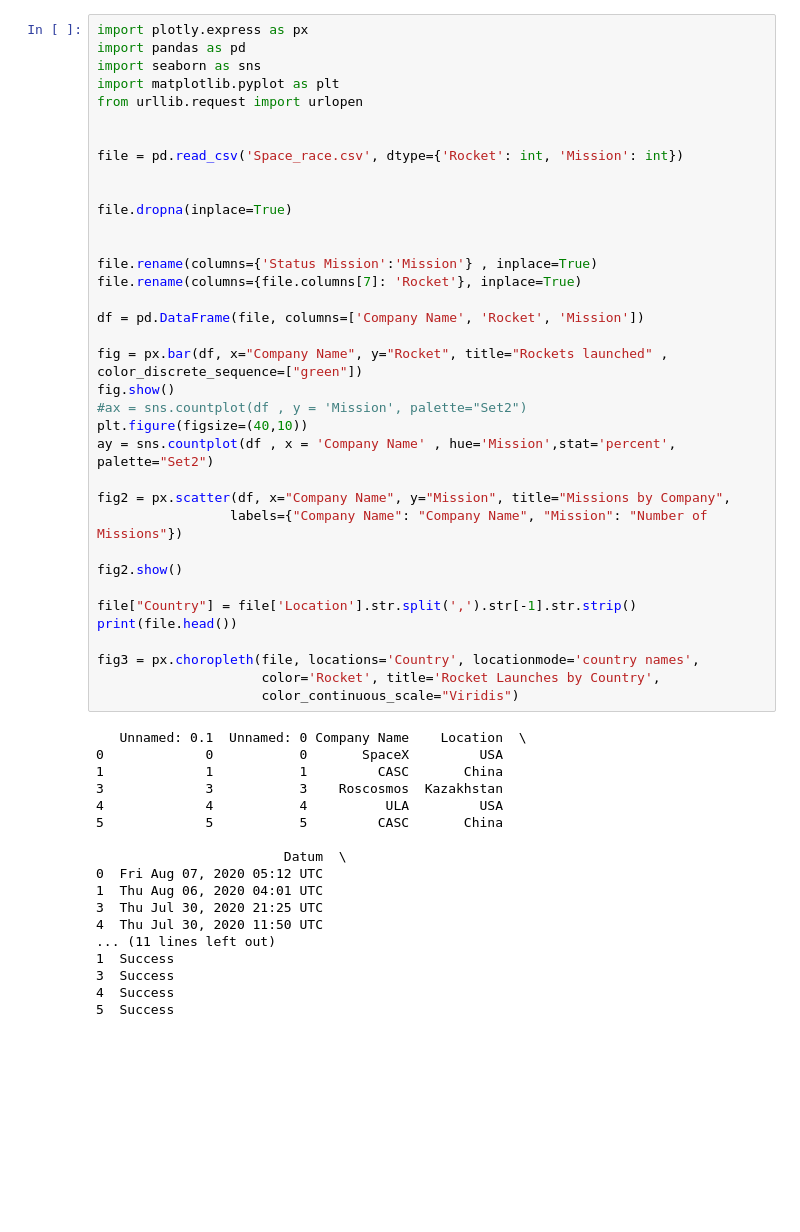
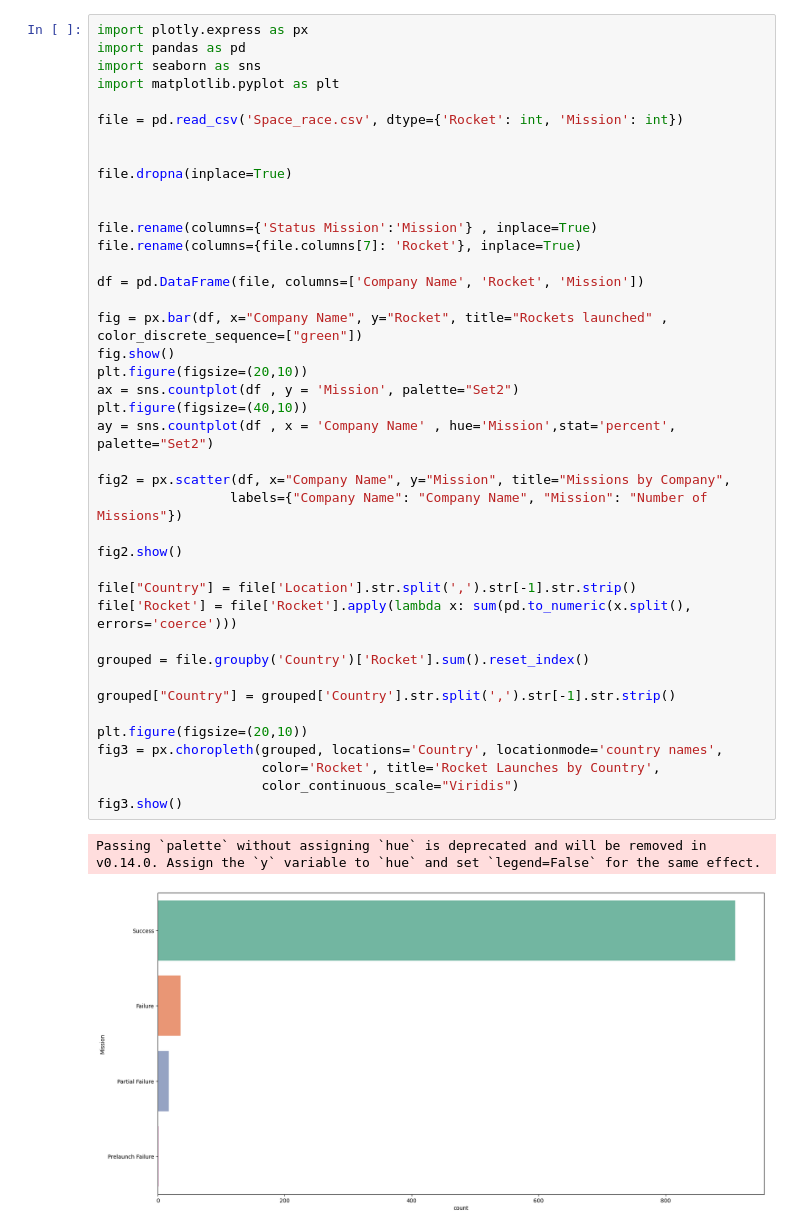
Before and after one commit to walidattou/Space-Race-Visualization, a Jupyter notebook: space race .ipynb, the cells around one changed output. Drawn from its saved outputs; the diff is of its cells as text; blank space fills up the shorter version.

```diff
--- a/space race .ipynb
+++ b/space race .ipynb
@@ -3,52 +3,42 @@ import plotly.express as px
 import pandas as pd
 import seaborn as sns
 import matplotlib.pyplot as plt
-from urllib.request import urlopen
-
 
 file = pd.read_csv('Space_race.csv', dtype={'Rocket': int, 'Mission': int})
 
 
 file.dropna(inplace=True)
 
 
 file.rename(columns={'Status Mission':'Mission'} , inplace=True)
 file.rename(columns={file.columns[7]: 'Rocket'}, inplace=True)
 
 df = pd.DataFrame(file, columns=['Company Name', 'Rocket', 'Mission'])
 
 fig = px.bar(df, x="Company Name", y="Rocket", title="Rockets launched" , color_discrete_sequence=["green"])
 fig.show()
-#ax = sns.countplot(df , y = 'Mission', palette="Set2")
+plt.figure(figsize=(20,10))
+ax = sns.countplot(df , y = 'Mission', palette="Set2")
 plt.figure(figsize=(40,10))
 ay = sns.countplot(df , x = 'Company Name' , hue='Mission',stat='percent', palette="Set2")
 
 fig2 = px.scatter(df, x="Company Name", y="Mission", title="Missions by Company",
                  labels={"Company Name": "Company Name", "Mission": "Number of Missions"})
 
 fig2.show()
 
 file["Country"] = file['Location'].str.split(',').str[-1].str.strip()
-print(file.head())
+file['Rocket'] = file['Rocket'].apply(lambda x: sum(pd.to_numeric(x.split(), errors='coerce')))
 
-fig3 = px.choropleth(file, locations='Country', locationmode='country names',
+grouped = file.groupby('Country')['Rocket'].sum().reset_index()
+
+grouped["Country"] = grouped['Country'].str.split(',').str[-1].str.strip()
+
+plt.figure(figsize=(20,10))
+fig3 = px.choropleth(grouped, locations='Country', locationmode='country names',
                      color='Rocket', title='Rocket Launches by Country',
                      color_continuous_scale="Viridis")
+fig3.show()
 # %% [output]
-   Unnamed: 0.1  Unnamed: 0 Company Name    Location  \
-0             0           0       SpaceX         USA
-1             1           1         CASC       China
-3             3           3    Roscosmos  Kazakhstan
-4             4           4          ULA         USA
-5             5           5         CASC       China
-
-                        Datum  \
-0  Fri Aug 07, 2020 05:12 UTC
-1  Thu Aug 06, 2020 04:01 UTC
-3  Thu Jul 30, 2020 21:25 UTC
-4  Thu Jul 30, 2020 11:50 UTC
-... (11 lines left out)
-1  Success
-3  Success
-4  Success
-5  Success
+Passing `palette` without assigning `hue` is deprecated and will be removed in v0.14.0. Assign the `y` variable to `hue` and set `legend=False` for the same effect.
+[figure, new version]
```
Also changed, not shown: parts of 1 cell of this notebook.
